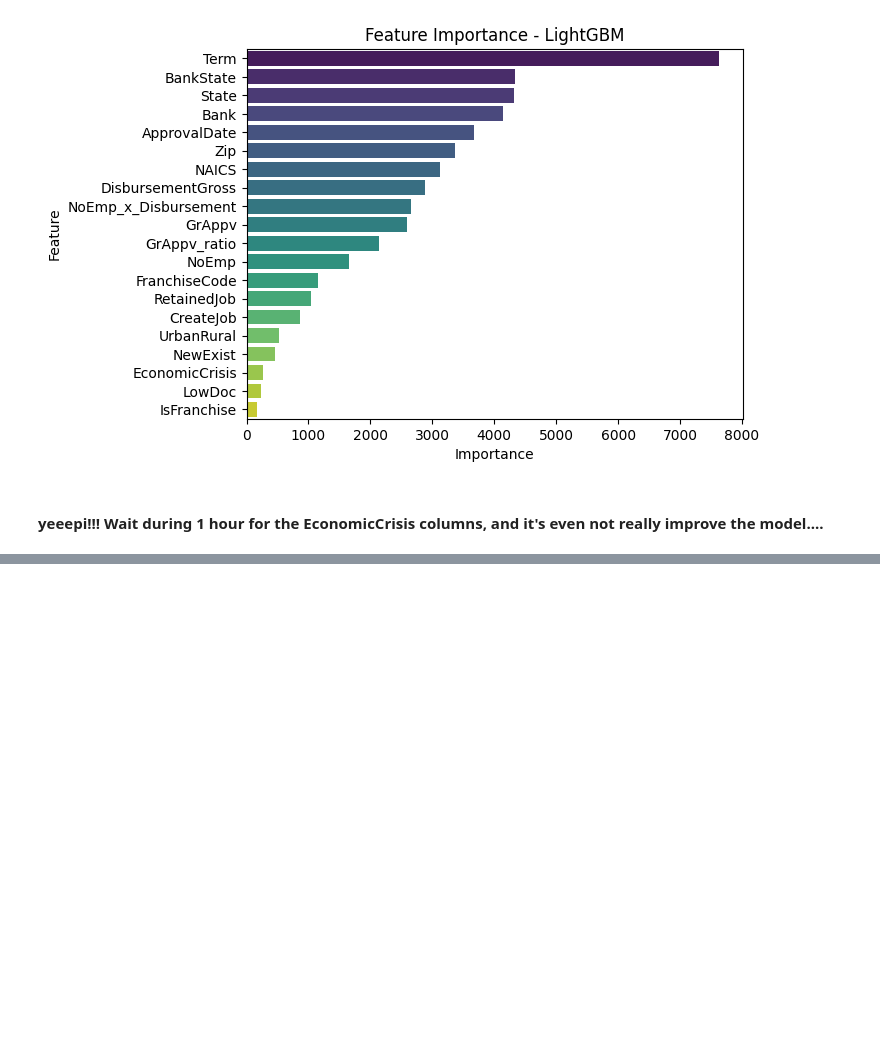
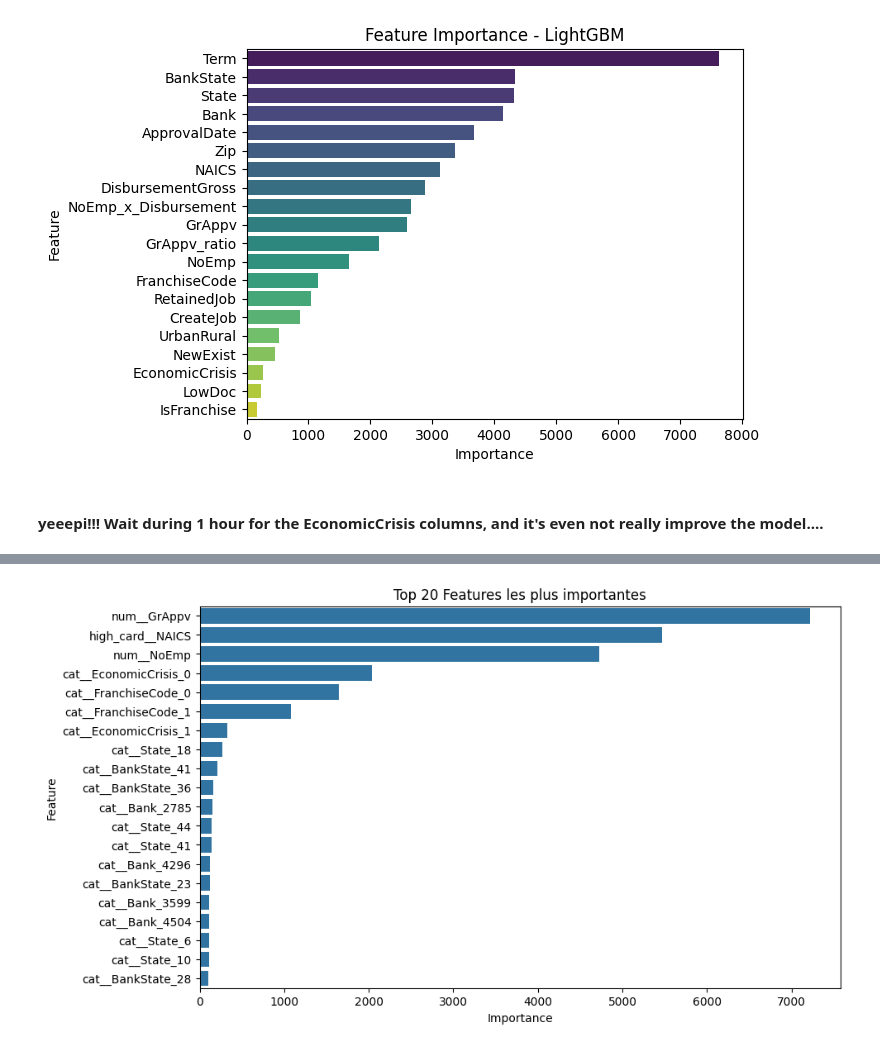
Before and after one commit to RaoufAddeche/Simplon_SBA-modelisation, a Jupyter notebook: modeling.ipynb, the cells around one changed output, grey strips where cells are left out. Drawn from its saved outputs; the diff is of its cells as text; code cells hidden in the pictures; blank space fills up the shorter version.

Commit message:
Resilience and optimization on L1 model

```diff
--- a/modeling.ipynb
+++ b/modeling.ipynb
@@ -2398,0 +2503,2 @@ Passing `palette` without assigning `hue` is deprecated and will be removed in v
+# %%
+df['NAICS'] = df['NAICS'].astype(str).str[:2]
@@ -2398,0 +2798,4 @@ Passing `palette` without assigning `hue` is deprecated and will be removed in v
+# %%
+# Extraction de l'année et application de la fonction
+df["ApprovalYear"] = df["ApprovalDate"].dt.year
+df["EconomicCrisis"] = df["ApprovalYear"].apply(is_crisis)
@@ -2398,0 +3284,84 @@ Passing `palette` without assigning `hue` is deprecated and will be removed in v
+# %%
+# Séparation des types de variables
+categorical_cols = ["Zip", "Bank", "FranchiseCode", "State", "BankState", "EconomicCrisis"]
+high_cardinality_cols = ["NAICS"]  # Label Encoding
+numerical_cols = ["GrAppv", "NoEmp"]
+date_cols = ["ApprovalDate"]
+
+def process_dates(df, date_cols):
+    for col in date_cols:
+        df[col] = pd.to_datetime(df[col], errors='coerce')
+        df[f"{col}_Year"] = df[col].dt.year
+    df.drop(columns=date_cols, inplace=True)
+    return df
+
+# Transformation des données
+#process_dates(df, date_cols)
+
+preprocessor = ColumnTransformer(
+    transformers=[
+        ('num', StandardScaler(), numerical_cols),
+        ('cat', OneHotEncoder(handle_unknown='ignore'), categorical_cols),
+        ('high_card', 'passthrough', high_cardinality_cols)
+    ]
+)
+
+pipeline = Pipeline([
+    ('preprocessor', preprocessor)
+])
+
+# Préparation des données
+X = df.drop(columns=["MIS_Status"])
+y = df["MIS_Status"]
+X_train, X_test, y_train, y_test = train_test_split(X, y, test_size=0.2, random_state=42, stratify=y)
+X_train = pipeline.fit_transform(X_train)
+X_test = pipeline.transform(X_test)
+
+# Entraînement LightGBM
+lgb_train = lgb.Dataset(X_train, label=y_train)
+lgb_eval = lgb.Dataset(X_test, label=y_test, reference=lgb_train)
+
+params = {
+    'objective': 'binary',
+    'metric': 'auc',
+    'boosting_type': 'gbdt',
+    'n_estimators': 440,
+    'random_state': 42,
+    'learning_rate': 0.10564069577194865,
+    'max_depth': 13,
+    'num_leaves': 143,
+    'min_child_samples': 47
+}
+model = lgb.train(params, lgb_train, valid_sets=[lgb_train, lgb_eval])
+
+# Visualisation des features les plus importantes
+feature_importance = model.feature_importance()
+feature_names = pipeline.get_feature_names_out()
+importance_df = pd.DataFrame({'Feature': feature_names, 'Importance': feature_importance})
+importance_df = importance_df.sort_values(by='Importance', ascending=False)
+
+plt.figure(figsize=(10, 6))
+sns.barplot(x='Importance', y='Feature', data=importance_df.head(20))
+plt.title('Top 20 Features les plus importantes')
+plt.show()
+
+# Approximation de SHAP avec permutation importance
+def permutation_importance(model, X, y, metric):
+    y_pred = model.predict(X)
+    baseline_score = metric(y, y_pred)
+    importances = []
+    for col in range(X.shape[1]):
+        X_permuted = X.copy()
+        np.random.shuffle(X_permuted[:, col])
+        permuted_score = metric(y, model.predict(X_permuted))
+        importances.append(baseline_score - permuted_score)
+    return np.array(importances)
+
+perm_importances = permutation_importance(model, X_test, y_test, roc_auc_score)
+importance_df["Permutation Importance"] = perm_importances
+
+plt.figure(figsize=(10, 6))
+sns.barplot(x='Permutation Importance', y='Feature', data=importance_df.sort_values(by='Permutation Importance', ascending=False).head(20))
+plt.title('Approximation SHAP avec Permutation Importance')
+plt.show()
+# %% [output]
@@ -2398,0 +3385 @@ Passing `palette` without assigning `hue` is deprecated and will be removed in v
+[figure, added]
```
Also changed, not shown: parts of 28 cells of this notebook, 1 other file.
